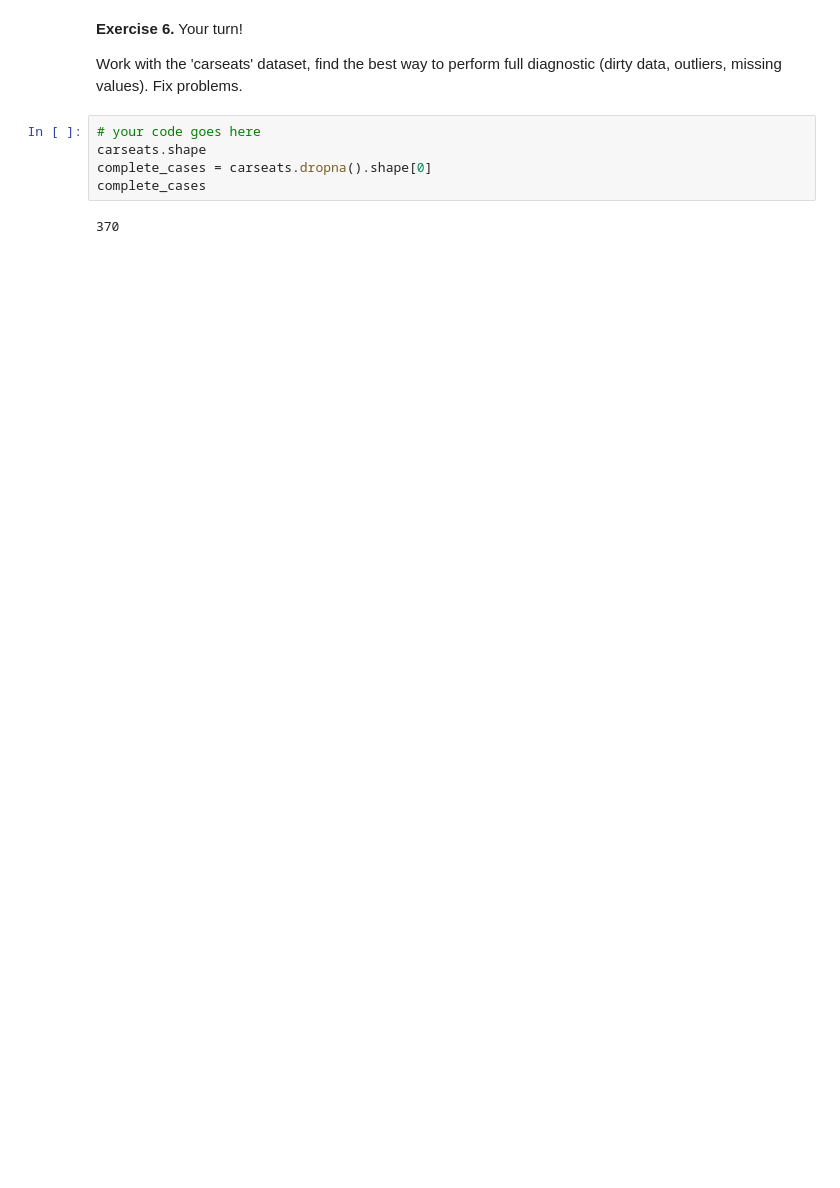
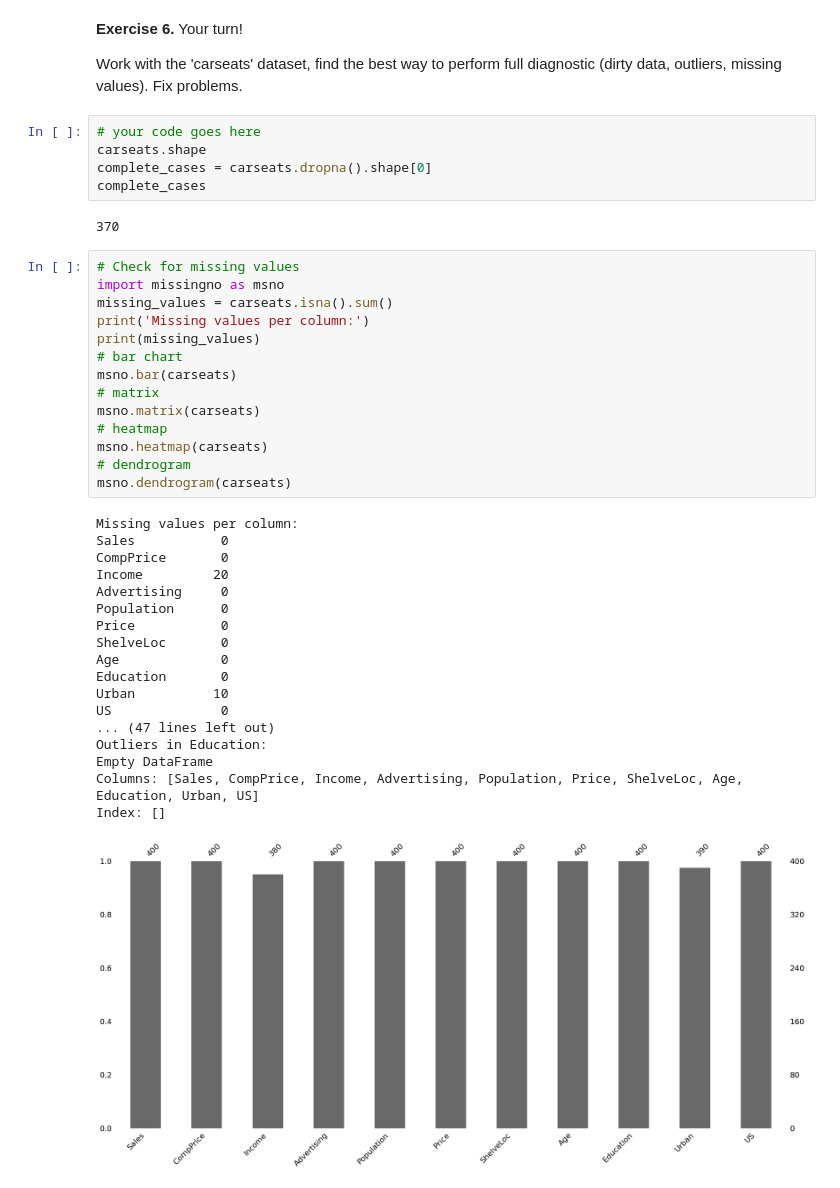
Before and after one commit to OskarPutz/DS, a Jupyter notebook: Exercise 4.ipynb, the cells around one changed output. Drawn from its saved outputs; the diff is of its cells as text; blank space fills up the shorter version.

Commit message:
changes carseats

```diff
--- a/Exercise 4.ipynb
+++ b/Exercise 4.ipynb
@@ -621,3 +626,36 @@ complete_cases = carseats.dropna().shape[0]
 complete_cases
 # %% [output]
 370
+# %%
+# Check for missing values
+import missingno as msno
+missing_values = carseats.isna().sum()
+print('Missing values per column:')
+print(missing_values)
+# bar chart
+msno.bar(carseats)
+# matrix
+msno.matrix(carseats)
+# heatmap
+msno.heatmap(carseats)
+# dendrogram
+msno.dendrogram(carseats)
+# %% [output]
+Missing values per column:
+Sales           0
+CompPrice       0
+Income         20
+Advertising     0
+Population      0
+Price           0
+ShelveLoc       0
+Age             0
+Education       0
+Urban          10
+US              0
+... (47 lines left out)
+Outliers in Education:
+Empty DataFrame
+Columns: [Sales, CompPrice, Income, Advertising, Population, Price, ShelveLoc, Age, Education, Urban, US]
+Index: []
+[figure, added]
```
Also changed, not shown: parts of 3 cells of this notebook.
